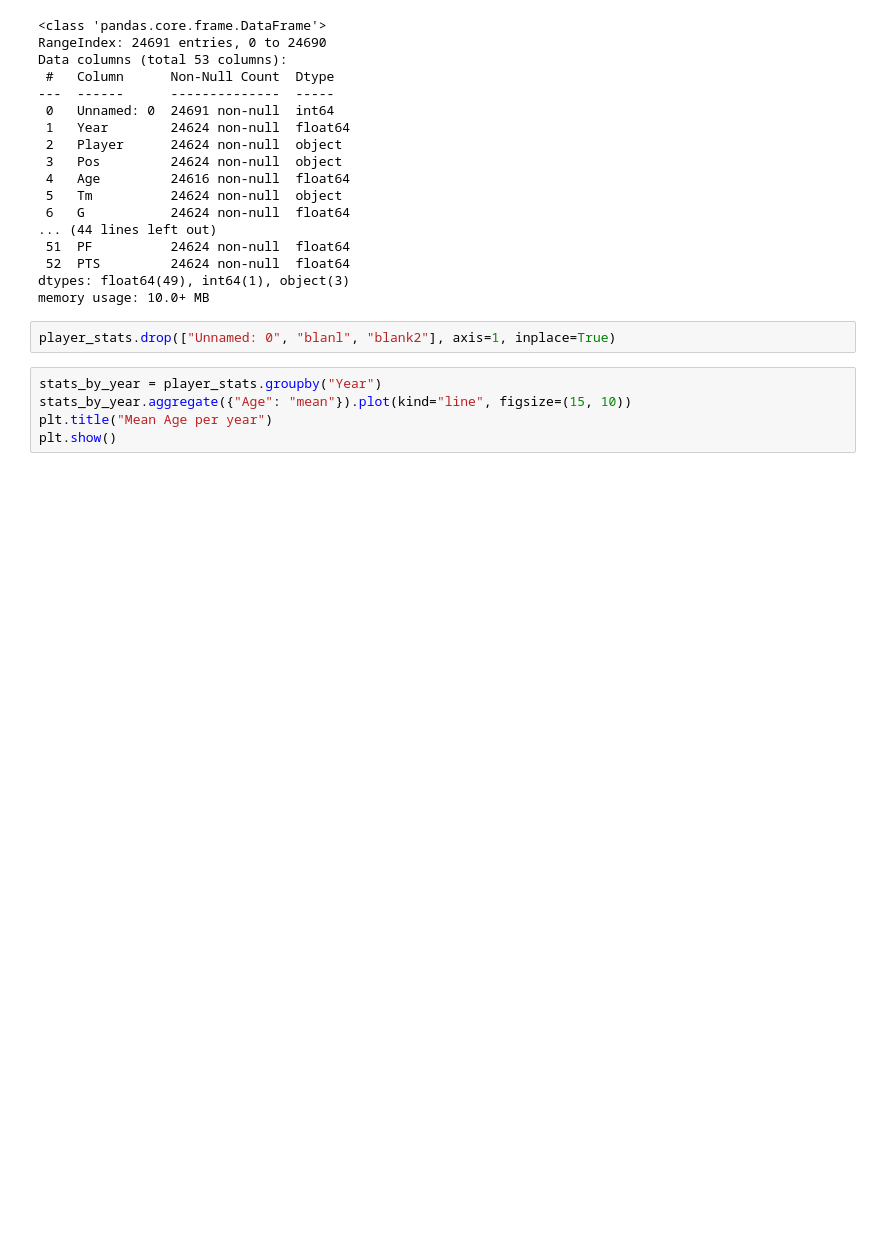
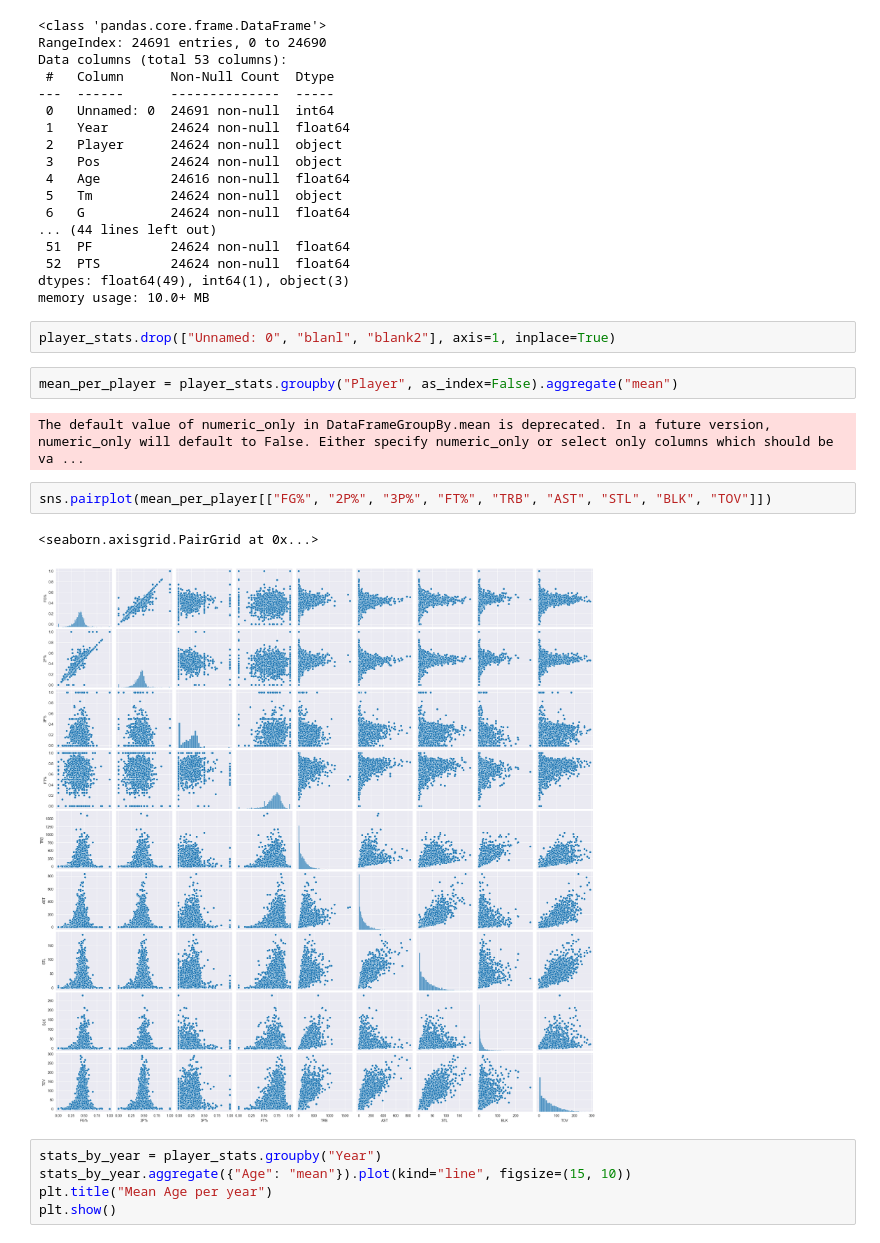
Before and after one commit to amediantsev/ml_course, a Jupyter notebook: src/notebooks/visualization_hw.ipynb, the cells around one changed output. Cells and saved outputs as stored; diff of their text form; blank space fills up the shorter version.

Commit message:
Add visualizations

```diff
--- a/src/notebooks/visualization_hw.ipynb
+++ b/src/notebooks/visualization_hw.ipynb
@@ -186,6 +188,15 @@ dtypes: float64(49), int64(1), object(3)
 memory usage: 10.0+ MB
 # %%
 player_stats.drop(["Unnamed: 0", "blanl", "blank2"], axis=1, inplace=True)
+# %%
+mean_per_player = player_stats.groupby("Player", as_index=False).aggregate("mean")
+# %% [output]
+The default value of numeric_only in DataFrameGroupBy.mean is deprecated. In a future version, numeric_only will default to False. Either specify numeric_only or select only columns which should be va ...
+# %%
+sns.pairplot(mean_per_player[["FG%", "2P%", "3P%", "FT%", "TRB", "AST", "STL", "BLK", "TOV"]])
+# %% [output]
+<seaborn.axisgrid.PairGrid at 0x...>
+[figure, added]
 # %%
 stats_by_year = player_stats.groupby("Year")
 stats_by_year.aggregate({"Age": "mean"}).plot(kind="line", figsize=(15, 10))
```
Also changed, not shown: parts of 4 cells of this notebook.
